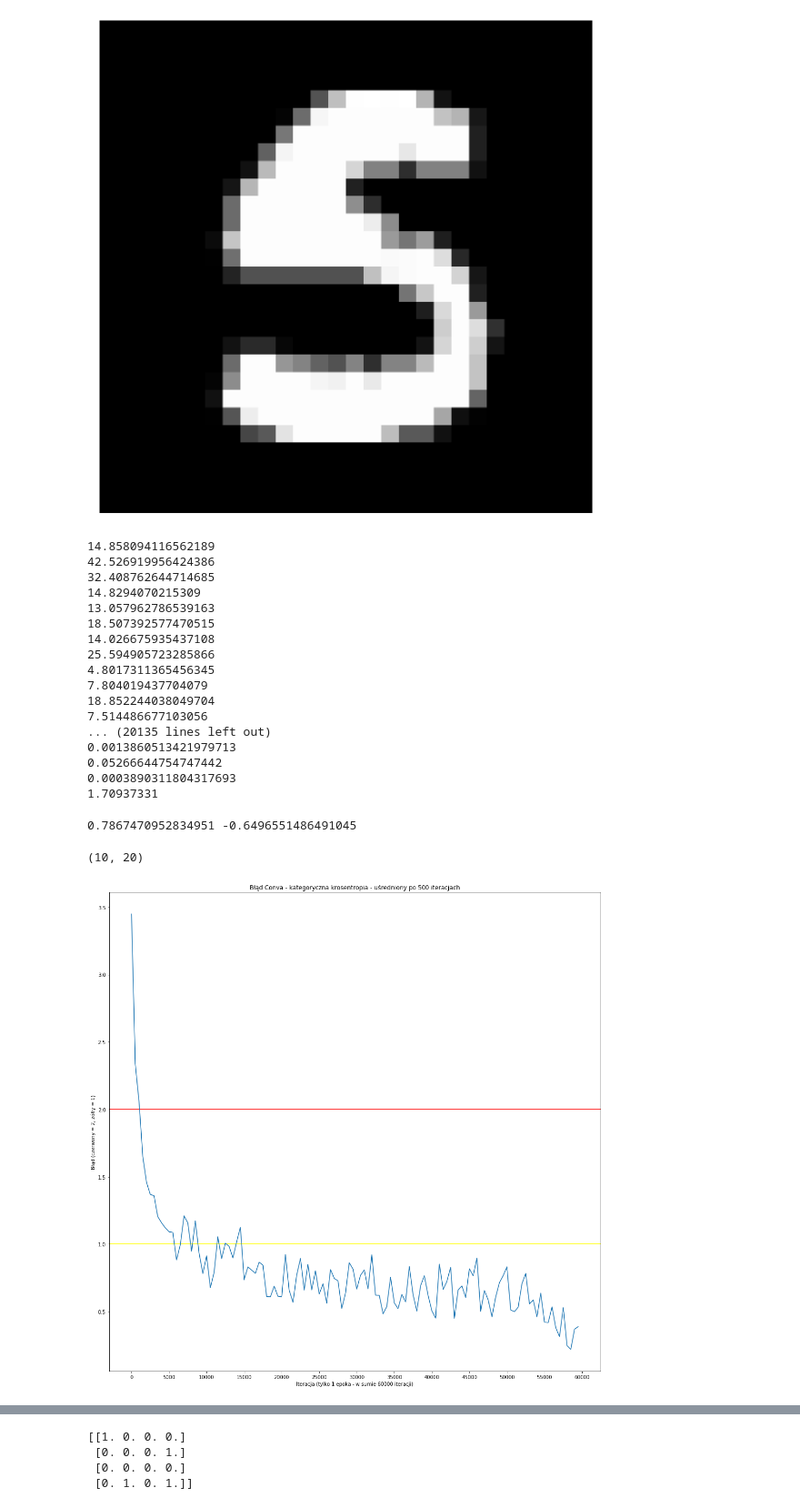
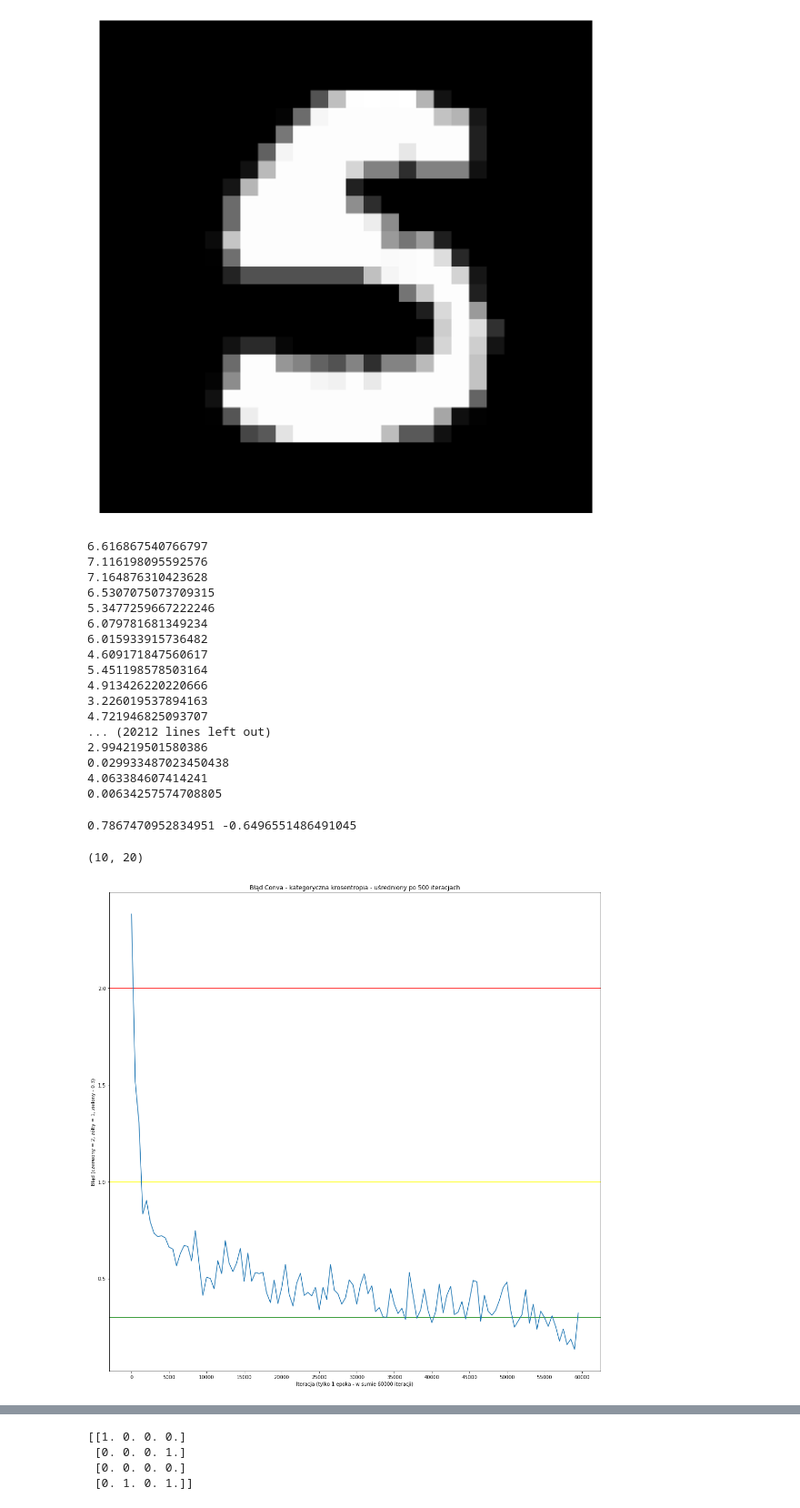
Before and after one commit to JonothorDarry/MaszynLyrn, a Jupyter notebook: Conv NN.ipynb, the cells around one changed output, grey strips where cells are left out. Shown at 91% size. Saved outputs shown, nothing was run; the diff lists cells and outputs as text; code cells hidden in the pictures.

```diff
--- a/Conv NN.ipynb
+++ b/Conv NN.ipynb
@@ -165,7 +165,7 @@ def cost(act, pred):
     return (der, summ)
 
 #ccn - learning rate, loopz - number of iterations, streetcleaner - hardcoded number of weights in first Fully connected layer
-ccn=0.02
+ccn=0.01
 loopz=60000
 streetcleaner=1690
 
@@ -176,9 +176,10 @@ for i in range(10):
     matt2[i]=np.asarray([np.random.normal(0, 0.4) for j in range(9)]).reshape(3,3)
 
 #img=cv2.imread("E:\W3\GGHard.jpg")
-w1=np.asmatrix(np.asarray([np.random.normal(0, 0.4) for j in range(streetcleaner*20)]).reshape(20,streetcleaner))
+w1=np.asmatrix(np.asarray([np.random.normal(0, 0.1) for j in range(streetcleaner*20)]).reshape(20,streetcleaner))
 #bw1=np.random.normal(0, 0.4)
-w2=np.asmatrix(np.asarray([np.random.normal(0, 0.4) for j in range(10*20)]).reshape(10,20))
+#w2=np.asmatrix(np.asarray([np.random.uniform(-4*math.sqrt(1/5), 4*math.sqrt(1/5)) for j in range(10*20)]).reshape(10,20))
+w2=np.asmatrix(np.asarray([np.random.normal(0, 0.1) for j in range(10*20)]).reshape(10,20))
 #bw2=np.random.normal(0, 0.4)
 
 m2=[0]*10
@@ -272,23 +273,23 @@ t2=time.time()
 print(t2-t1)
 print(s4)
 # %% [output]
-14.858094116562189
-42.526919956424386
-32.408762644714685
-14.8294070215309
-13.057962786539163
-18.507392577470515
-14.026675935437108
-25.594905723285866
-4.8017311365456345
-7.804019437704079
-18.852244038049704
-7.514486677103056
-... (20135 lines left out)
-0.0013860513421979713
-0.05266644754747442
-0.0003890311804317693
-1.70937331
+6.616867540766797
+7.116198095592576
+7.164876310423628
+6.5307075073709315
+5.3477259667222246
+6.079781681349234
+6.015933915736482
+4.609171847560617
+5.451198578503164
+4.913426220220666
+3.226019537894163
+4.721946825093707
+... (20212 lines left out)
+2.994219501580386
+0.029933487023450438
+4.063384607414241
+0.00634257574708805
 # %%
 #pool_forw(m3[i], (2,2))
 """Y=m3[i].copy()
@@ -302,27 +303,28 @@ print(bw1, bw2)
 # %%
 print(w2.shape)
 fig, ax=plt.subplots(1, 1, figsize=(18,18))
 dt=loopz
 kgbo=500
 dt2=dt//kgbo
 ss=10
 
 dkkk=[0]*dt2
 for i in range(dt2):
     dkkk[i]=sum(sk[i*kgbo:(i+1)*kgbo])/kgbo
 
 ax.set_title('Błąd Conva - kategoryczna krosentropia - uśredniony po {} iteracjach'.format(kgbo))
 ax.set_xlabel('Iteracja (tylko 1 epoka - w sumie {} iteracji)'.format(loopz))
 ax.set_xticklabels(range(0, loopz+1, kgbo*ss))
 ax.set_xticks(range(0, loopz//kgbo+1, ss))
-ax.set_ylabel('Błąd (czerwony = 2, żółty = 1)'.format(loopz))
+ax.set_ylabel('Błąd (czerwony = 2, żółty = 1, zielony - 0.3)'.format(loopz))
 ax.axhline(2, color='red')
 ax.axhline(1, color='yellow')
+ax.axhline(0.3, color='green')
 ax.plot(dkkk)
 plt.show()
 # %% [output]
 (10, 20)
-[figure, old version]
+[figure, new version]
 # %%
 num=10000
 won=0
```
Also changed, not shown: parts of 2 cells of this notebook.
